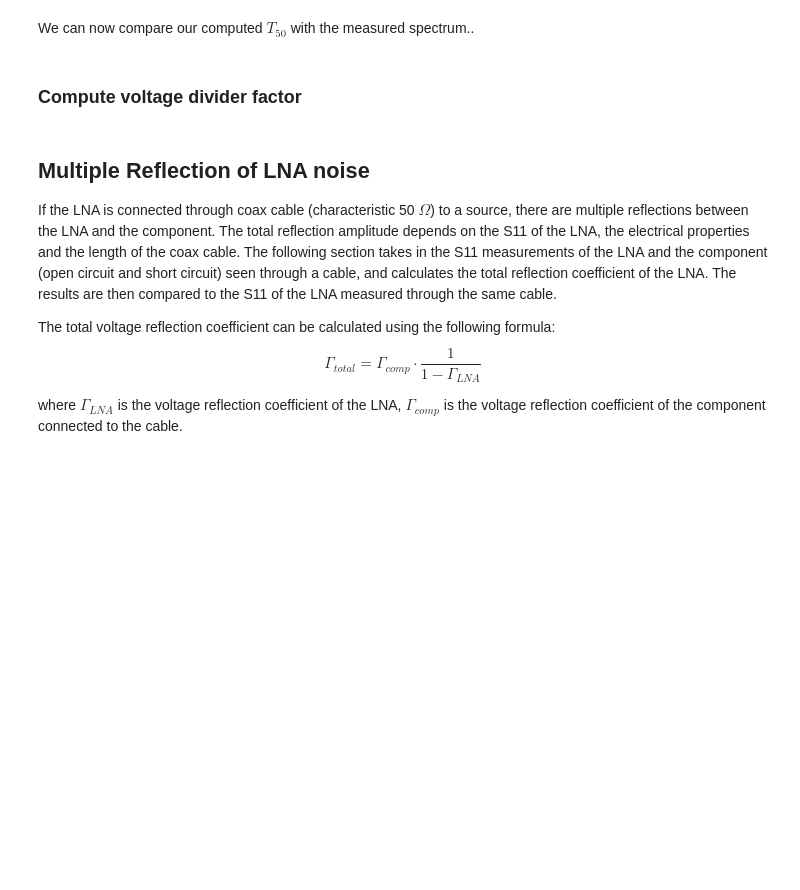
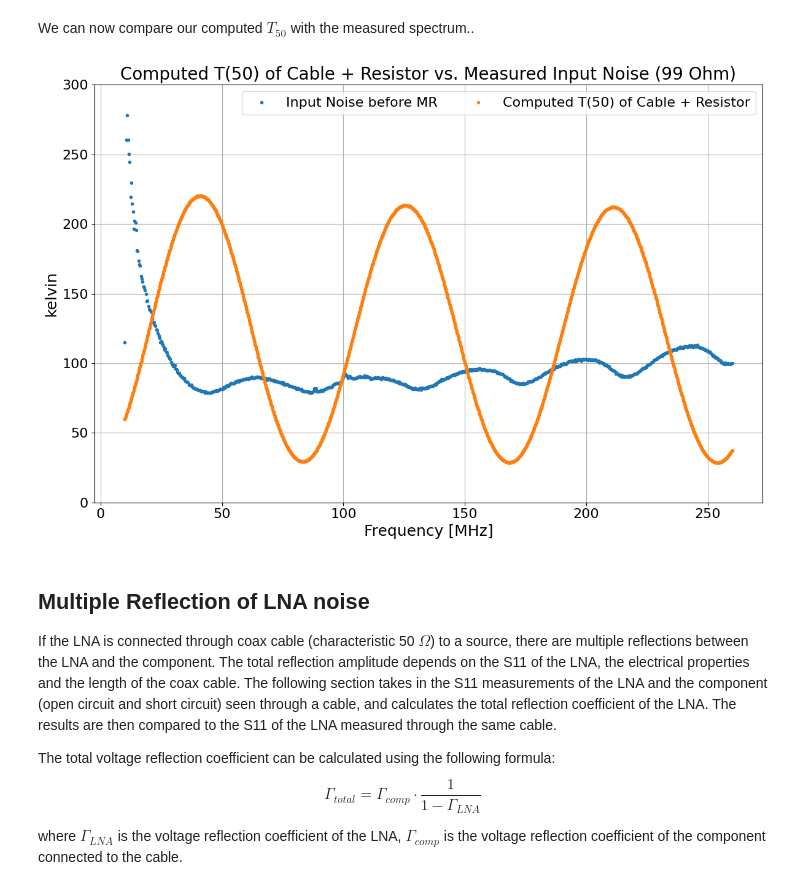
Before and after one commit to JoyYTZhou/RF_Math, a Jupyter notebook: notebooks/multiple_reflection.ipynb, the cells around one changed output. Cells and saved outputs as stored; diff of their text form; code cells hidden in the pictures; blank space fills up the shorter version.

```diff
--- a/notebooks/multiple_reflection.ipynb
+++ b/notebooks/multiple_reflection.ipynb
@@ -55,12 +85,0 @@ with open(pjoin(result_dir, 'cable_properties.pkl'), 'rb') as f:
-# %%
-d = 2.4384
-
-V_cable = circuit_model.johnson_V(T=296, Z=Z0, B=1e6) / d * (np.exp(-prop_cst * d) - 1) / (-prop_cst)
-V_src = circuit_model.johnson_V(T=296, Z=Zs, B=1e6) * np.exp(-prop_cst * d) * Z0 / (Zs + Z0)
-
-# Convert each to T(50)
-T_src = (np.abs(V_src)**2) / (4 * kB * Zs * 1e6)
-T_cable = (np.abs(V_cable)**2) / (4 * kB * Z0 * 1e6)
-
-input_src = Spectrum(chosen_f, T_src, name=r'$T_{50}$ 99 Ohm')
-input_cable = Spectrum(chosen_f, T_cable, name=r'$T_{50}$ Cable')
@@ -73,15 +85,0 @@ plotter.plot_spectra([input_src, input_cable], ylabel='Kelvin',
-# %%
-LNA12_S11 = rf.Network(pjoin(os.getcwd(), '../data', 'LNA12.S1P'))
-
-Gamma_A = LNA12_S11.s[:,0,0]
-
-Cable_S11 = rf.Network(pjoin(os.getcwd(), '../data', '99OHM.S1P'))
-
-# interpolate two networks
-Cable_S11_interp = Cable_S11.interpolate(LNA12_S11.f)
-Gamma_Cable = Cable_S11.s[:,0,0]
-
-g_mr = np.abs(1+Gamma_A) * np.abs(1/(1-Gamma_A*Gamma_Cable))
-
-# create a network for later use
-g_mr_ntwk = rf.Network(f=LNA12_S11.f, s=g_mr[:, np.newaxis, np.newaxis], name='Multiple Reflection Coefficient')
@@ -166,2 +209,0 @@ total_computed_T50 = Spectrum(frequency=input_src)
-# %% [markdown]
-### Compute voltage divider factor
@@ -170,3 +210,11 @@ input_n
+# %%
+total_computed_T50 = Spectrum(frequency=input_src.f,
+    spectrum=input_src.s+input_cable.s, name='Computed T(50) of Cable + Resistor')
+plotter.plot_spectra([input_noise, total_computed_T50],
+    y_range=(0, 300), marker='o', ls='', ms=3, ylabel='kelvin',
+    title=r'Computed T(50) of Cable + Resistor vs. Measured Input Noise (99 Ohm)')
+# %% [output]
+[figure, added]
 # %% [markdown]
 ## Multiple Reflection of LNA noise
 If the LNA is connected through coax cable (characteristic 50 $\Omega$) to a source, there are multiple reflections between the LNA and the component. The total reflection amplitude depends on the S11 of the LNA, the electrical properties and the length of the coax cable. The following section takes in the S11 measurements of the LNA and the component (open circuit and short circuit) seen through a cable, and calculates the total reflection coefficient of the LNA. The results are then compared to the S11 of the LNA measured through the same cable.
```
Also changed, not shown: parts of 26 cells of this notebook.
